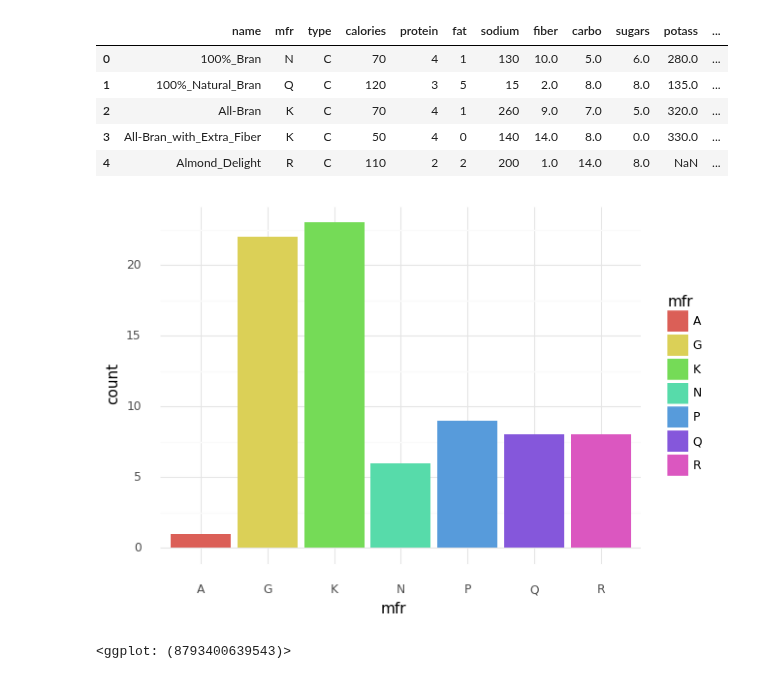
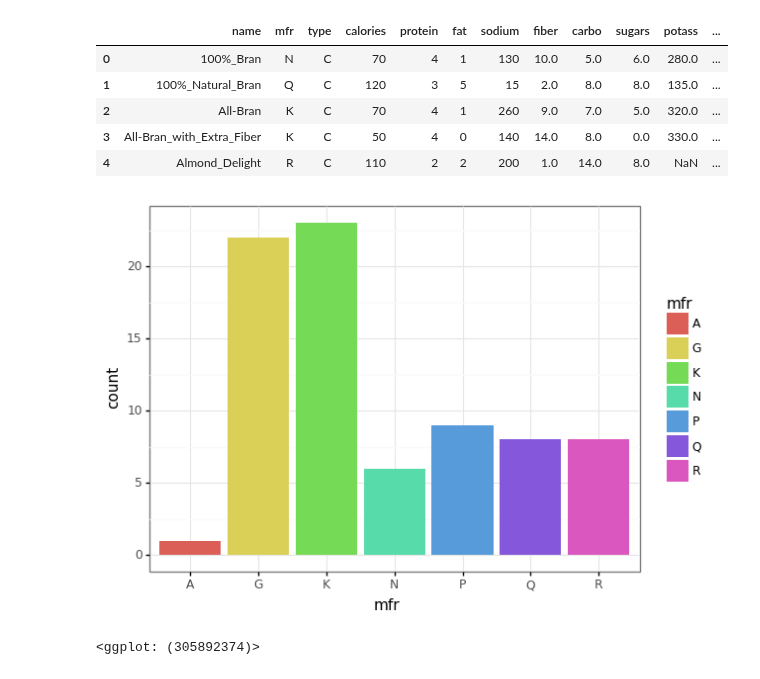
Before and after one commit to chelseaparlett/CPSC392ParlettPelleriti, a Jupyter notebook: InClass/LectureNotebooks/Class5.ipynb, the cells around one changed output. Cells and saved outputs as stored; diff of their text form; code cells hidden in the pictures.

```diff
--- a/InClass/LectureNotebooks/Class5.ipynb
+++ b/InClass/LectureNotebooks/Class5.ipynb
@@ -185,10 +180,9 @@ cereal.head()
 | 3 | All-Bran_with_Extra_Fiber | K | C | 50 | 4 | 0 | 140 | 14.0 | 8.0 | 0.0 | 330.0 | ... |
 | 4 | Almond_Delight | R | C | 110 | 2 | 2 | 200 | 1.0 | 14.0 | 8.0 | NaN | ... |
 # %%
-(ggplot(cereal, aes("mfr")) + geom_bar(aes(fill = "mfr")) +
-theme_minimal())
+(ggplot(cereal, aes(x = "mfr")) + geom_bar(aes(fill = "mfr")) + theme_bw())
 # %% [output]
-[figure, old version]
+[figure, new version]
-<ggplot: (8793400639543)>
+<ggplot: (305892374)>
 # %%
 #facet wrap/grid
```
Also changed, not shown: parts of 20 cells of this notebook, 1 other file.
